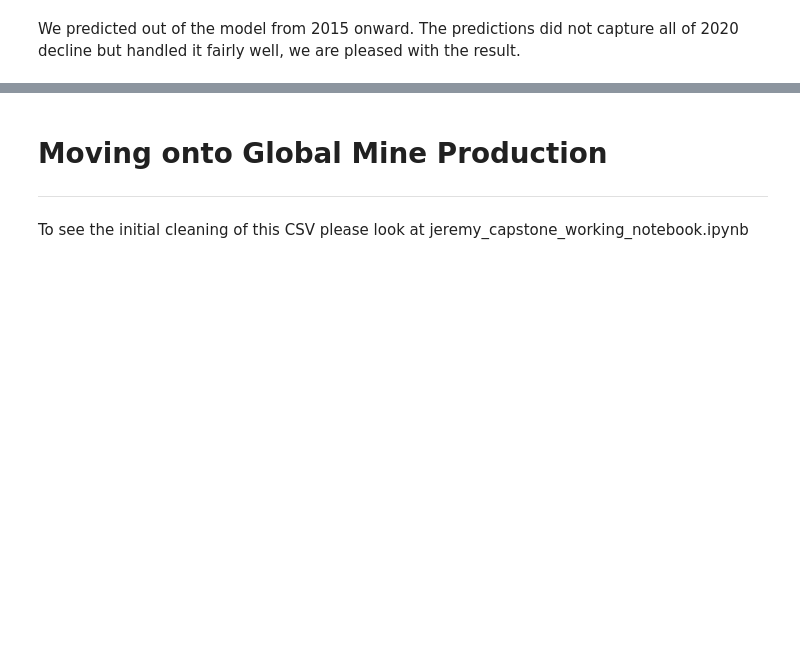
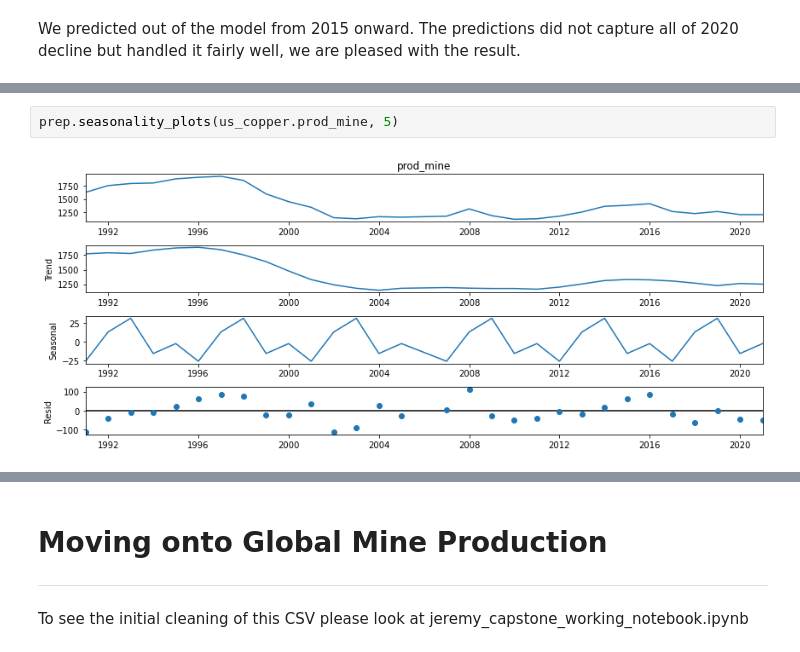
Before and after one commit to Dude-where-s-my-copper/EV_growth, a Jupyter notebook: final_notebook.ipynb, the cells around one changed output, grey strips where cells are left out. Saved outputs shown, nothing was run; the diff lists cells and outputs as text; blank space fills up the shorter version.

```diff
--- a/final_notebook.ipynb
+++ b/final_notebook.ipynb
@@ -103,0 +130,4 @@ We predicted out of the model from 2015 onward. The predictions did not capture
+# %%
+prep.seasonality_plots(us_copper.prod_mine, 5)
+# %% [output]
+[figure, added]
```
Also changed, not shown: parts of 7 cells of this notebook.
